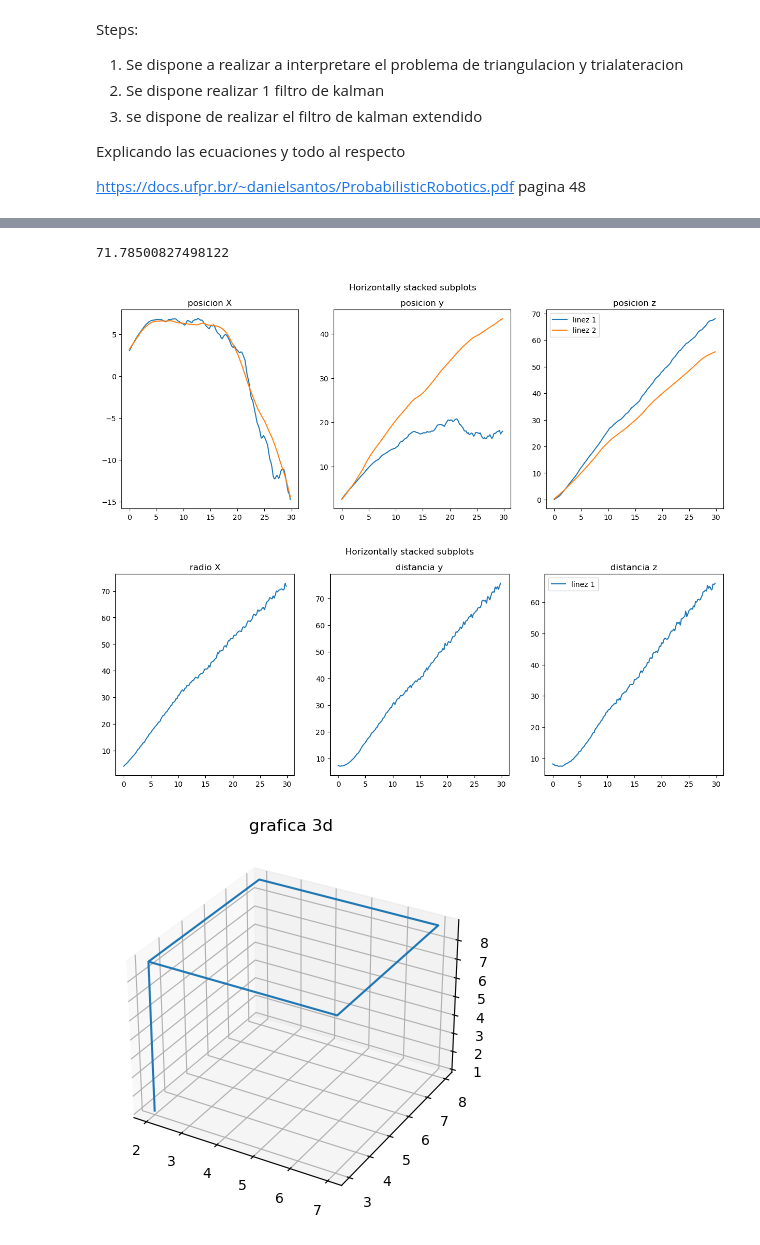
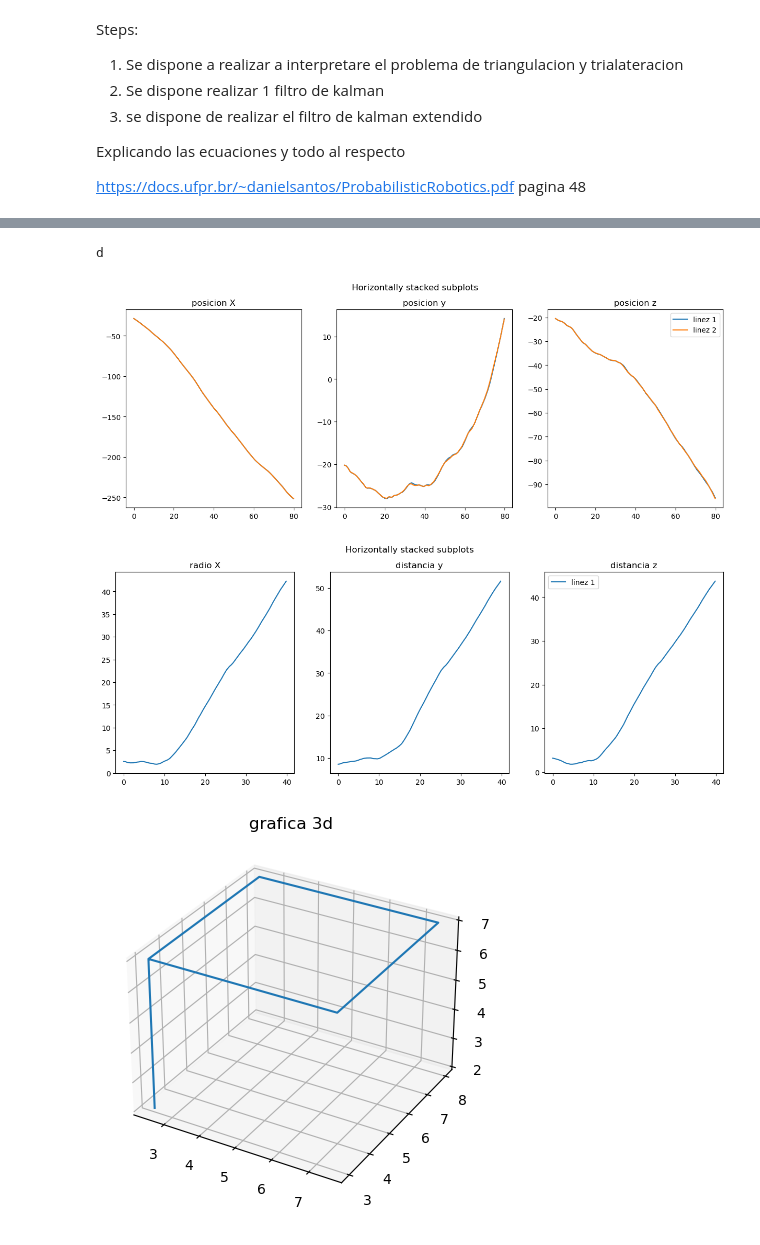
Before and after one commit to AndreEnes/ROS_Quadcopter_EKF, a Jupyter notebook: EKF_Beacons.ipynb, the cells around one changed output, grey strips where cells are left out. Cells and saved outputs as stored; diff of their text form; code cells hidden in the pictures.

```diff
--- a/EKF_Beacons.ipynb
+++ b/EKF_Beacons.ipynb
@@ -32,7 +36,16 @@ from Beacon_sim import Beacon_sim
 import numpy as np
 
 dt=0.2
-EKF = Beacons_EKF(step_time=dt,init_position=[3.0,2.2,0.0],init_speed=[1,1.5,1.5],q=0.2,r=1.2)
-beacon = Beacon_sim(pos=[3.0,2.2,0.0],vel=[1,1.50,1.5],dt=dt)
-EKF.get_beacon_point()
+init_pos = [2.5,3,2.0]
+
+EKF = Beacons_EKF(step_time=dt,init_position=init_pos,init_speed=[0.0,0.0,0.0],q=.0099,r=0.001)
+beacon = Beacon_sim(pos=init_pos,vel=[0.0,0.0,0.0],dt=dt,ruido =0.001)
+print(EKF.get_beacon_point())
+EKF.get_status()
+z = beacon.update_position()
+EKF.EKF.z =z
+print(EKF.EKF.z)
+z = beacon.update_position()
+EKF.EKF.z =z
+print(EKF.EKF.z)
 # %% [output]
@@ -40,9 +65,11 @@ EKF.get_beacon_point()
 # %%
+
+
 xs, track_pos,br= [], [],[]
 xs1 ,xs2, xs3 = [],[],[]
 br1 ,br2, br3 = [],[],[]
 track_posx,track_posy, track_posz=[],[],[]
-for i in range (int(30/dt)):
+for i in range (int(80/dt)):
     z = beacon.update_position()
     track_pos.append(beacon.get_pos().copy())
     br.append(z.copy())
@@ -63,9 +90,9 @@ for i in range(len(xs)):
     br2.append(br[i][1][0])
     br3.append(br[i][2][0])
     #print(str(track_posx[i])+"--"+str(xs1[i]))
-print(br1[-1])
+print("d")
 # %% [output]
-71.78500827498122
+d
 # %%
 import matplotlib.pyplot as plt
 
@@ -85,10 +112,8 @@ ax3.set_title('posicion z')
 plt.legend()
 plt.show()
 # %% [output]
-[figure, old version]
+[figure, new version]
 # %%
-
-
 fig2, (ax11, ax21,ax31) = plt.subplots(1, 3,figsize=(15,5))
 fig2.suptitle('Horizontally stacked subplots')
 ax11.plot(time, br1,  label = "linex 1")
@@ -102,47 +127,51 @@ ax31.set_title('distancia z')
 plt.legend()
 plt.show()
 # %% [output]
-[figure, old version]
+[figure, new version]
 # %%
 trayec_x =[]
 trayec_y =[]
 trayec_z =[]
-init_pos = [2,3,1.0]
+init_pos = [2.5,3,2.0]
 
-for i in range(0,80,1):
-    trayec_x.append(init_pos[0])
-    trayec_y.append(init_pos[1])
-    trayec_z.append(init_pos[2]+i*0.1)
+trayec_x.append(init_pos[0])
+trayec_y.append(init_pos[1])
+trayec_z.append(init_pos[2])
+
+for i in range(0,50,1):
+    trayec_x.append(trayec_x[-1])
+    trayec_y.append(trayec_y[-1])
+    trayec_z.append(trayec_z[-1]+0.1)
 
 for i in range(0,50,1):
     trayec_x.append(trayec_x[-1])
     trayec_y.append(trayec_y[-1]+0.1)
     trayec_z.append(trayec_z[-1])
 
 for i in range(0,50,1):
     trayec_x.append(trayec_x[-1]+0.1)
     trayec_y.append(trayec_y[-1])
     trayec_z.append(trayec_z[-1])
 
 for i in range(0,50,1):
     trayec_x.append(trayec_x[-1])
     trayec_y.append(trayec_y[-1]-0.1)
     trayec_z.append(trayec_z[-1])
 for i in range(0,50,1):
     trayec_x.append(trayec_x[-1]-0.1)
     trayec_y.append(trayec_y[-1])
     trayec_z.append(trayec_z[-1])
 
 ax111 = plt.axes(projection = "3d")
 ax111.plot_wireframe(np.array([trayec_x]),np.array([trayec_y]),np.array([trayec_z]))
 plt.title("grafica 3d")
 
 trayec = []
 trayec.append(trayec_x)
 trayec.append(trayec_y)
 trayec.append(trayec_z)
 
 plt.show()
 # %% [output]
-[figure, old version]
+[figure, new version]
 # %%
```
Also changed, not shown: parts of 6 cells of this notebook, 2 other files.
